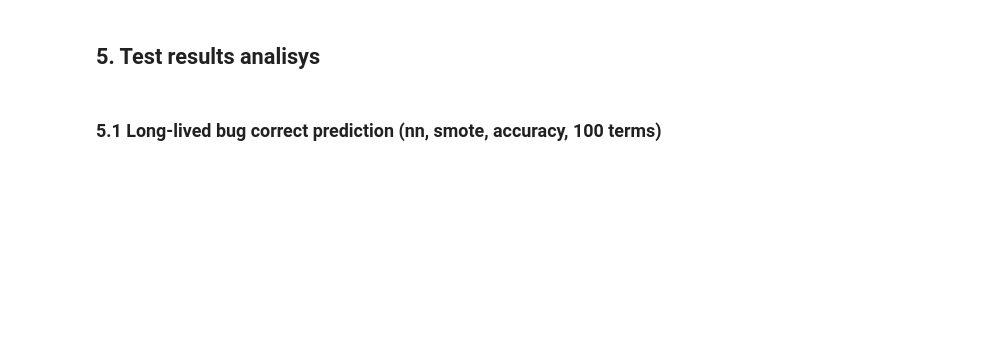
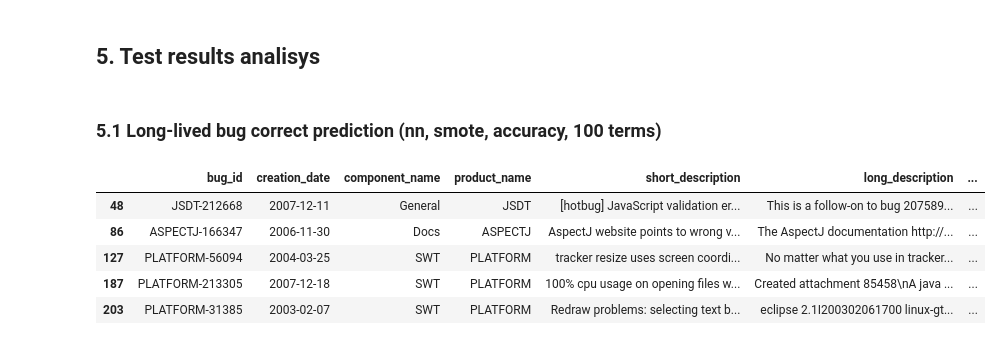
Before and after one commit to gomesluiz/my-doctorate, a Jupyter notebook: long-lived-bug-prediction/notebooks/20190927_long_lived_prediction_rq3_data_analysis.ipynb, the cells around one changed output. Drawn from its saved outputs; the diff is of its cells as text; code cells hidden in the pictures; blank space fills up the shorter version.

```diff
--- a/long-lived-bug-prediction/notebooks/20190927_long_lived_prediction_rq3_data_analysis.ipynb
+++ b/long-lived-bug-prediction/notebooks/20190927_long_lived_prediction_rq3_data_analysis.ipynb
@@ -248,0 +249,9 @@ correct_predicted_bugs = test_e1_merged_data.query('long_lived == "Y" and y_hat
+# %%
+correct_predicted_bugs.head()
+# %% [output]
+|  | bug_id | creation_date | component_name | product_name | short_description | long_description | ... |
+| 48 | JSDT-212668 | 2007-12-11 | General | JSDT | [hotbug] JavaScript validation er... | This is a follow-on to bug 207589... | ... |
+| 86 | ASPECTJ-166347 | 2006-11-30 | Docs | ASPECTJ | AspectJ website points to wrong v... | The AspectJ documentation http://... | ... |
+| 127 | PLATFORM-56094 | 2004-03-25 | SWT | PLATFORM | tracker resize uses screen coordi... | No matter what you use in tracker... | ... |
+| 187 | PLATFORM-213305 | 2007-12-18 | SWT | PLATFORM | 100% cpu usage on opening files w... | Created attachment 85458\nA java ... | ... |
+| 203 | PLATFORM-31385 | 2003-02-07 | SWT | PLATFORM | Redraw problems: selecting text b... | eclipse 2.1I200302061700 linux-gt... | ... |
```
Also changed, not shown: parts of 4 cells of this notebook, 2 other files.
